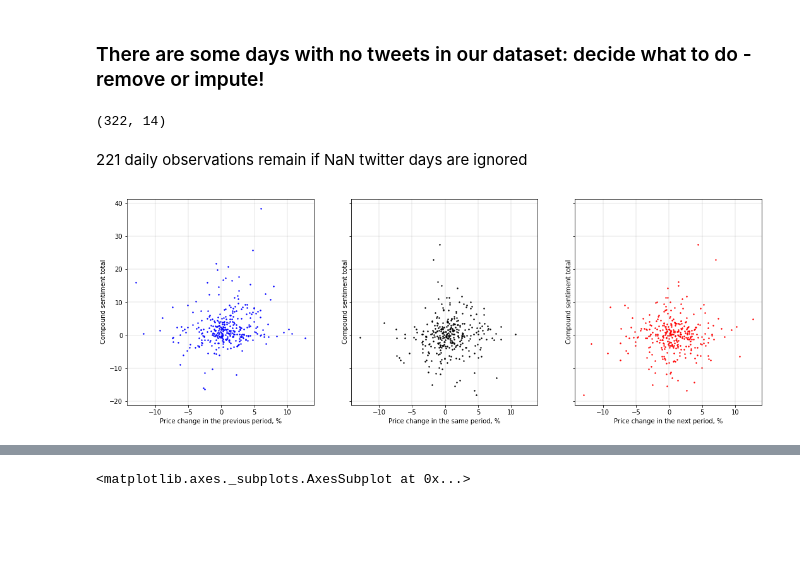
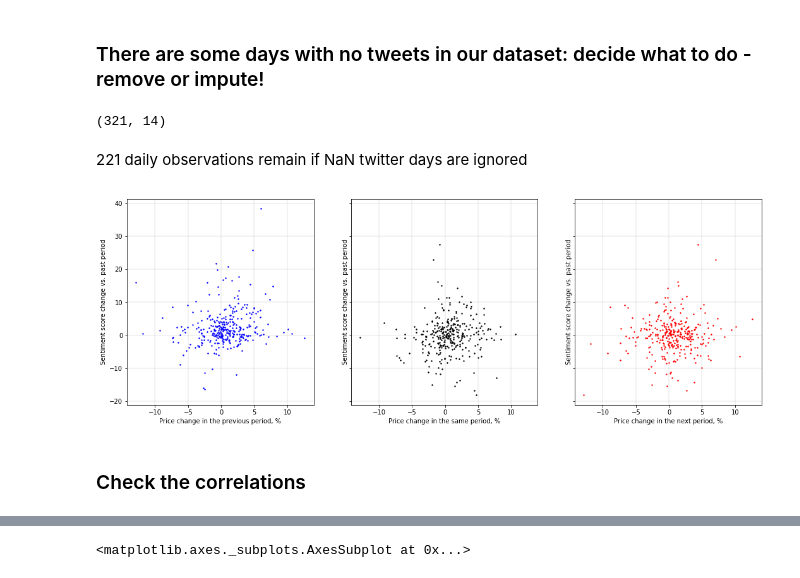
Before and after one commit to Liam-O/Data620, a Jupyter notebook: FinalProject/getting_btc_price.ipynb, the cells around one changed output, grey strips where cells are left out. Drawn from its saved outputs; the diff is of its cells as text; code cells hidden in the pictures; blank space fills up the shorter version.

```diff
--- a/FinalProject/getting_btc_price.ipynb
+++ b/FinalProject/getting_btc_price.ipynb
@@ -57,7 +51,7 @@ import matplotlib.pyplot as plt
 # btc.to_pickle("processed_data/bitstampUSD_processed_2017.p")
 # %%
 #Changed file extension form .p to .pkl --> Liam
-processed_path = "processed_data/bitstampUSD_processed_2017.pkl"
+processed_path = "processed_data/bitstampUSD_processed_2017.p"
 btc = pd.read_pickle(processed_path)
 # %%
 btc.head()
@@ -466,33 +477,37 @@ btc_twt.head(3)
 btc_twt = btc_twt[btc_twt["compound"].notnull()]
 btc_twt.shape
 # %% [output]
-(322, 14)
+(321, 14)
 # %% [markdown]
 221 daily observations remain if NaN twitter days are ignored
 # %%
 df = btc_twt
 
 # fig, ax1 = plt.subplots(figsize=(8, 8))
 fig, ((ax3, ax1, ax2)) = plt.subplots(1,3, sharex=True, sharey=True,figsize=(18, 6))
 
 #Twitter variable
-twt_var = "sent_diff"#"compound"
+twt_var = "sent_diff" #"compound"
+# axis label
+twt_axis_label = dict(sent_diff = "Sentiment score change vs. past period",
+                     compound = "Compound sentiment total")
+
 
 ax1.scatter(df["price_change_pct"], df[twt_var], color="black",s=2)
 ax1.set_xlabel('Price change in the same period, %')
-ax1.set_ylabel('Compound sentiment total')
+ax1.set_ylabel(twt_axis_label[twt_var])
 ax1.grid(color='grey', linestyle='-', linewidth=0.2)
 
 ax2.scatter(df["price_change_pct_next_period"], df[twt_var], color="red",s=2)
 ax2.set_xlabel('Price change in the next period, %')
-ax2.set_ylabel('Compound sentiment total')
+ax2.set_ylabel(twt_axis_label[twt_var])
 ax2.grid(color='grey', linestyle='-', linewidth=0.2)
 
 ax3.scatter(df["price_change_pct_prev_period"], df["compound"], color="blue",s=2)
 ax3.set_xlabel('Price change in the previous period, %')
-ax3.set_ylabel('Compound sentiment total')
+ax3.set_ylabel(twt_axis_label[twt_var])
 ax3.grid(color='grey', linestyle='-', linewidth=0.2)
 
 plt.show()
 # %% [output]
-[figure, old version]
+[figure, new version]
@@ -501 +514,3 @@ plt.show()
+# %% [markdown]
+### Check the correlations
 # %%
```
Also changed, not shown: parts of 24 cells of this notebook.
